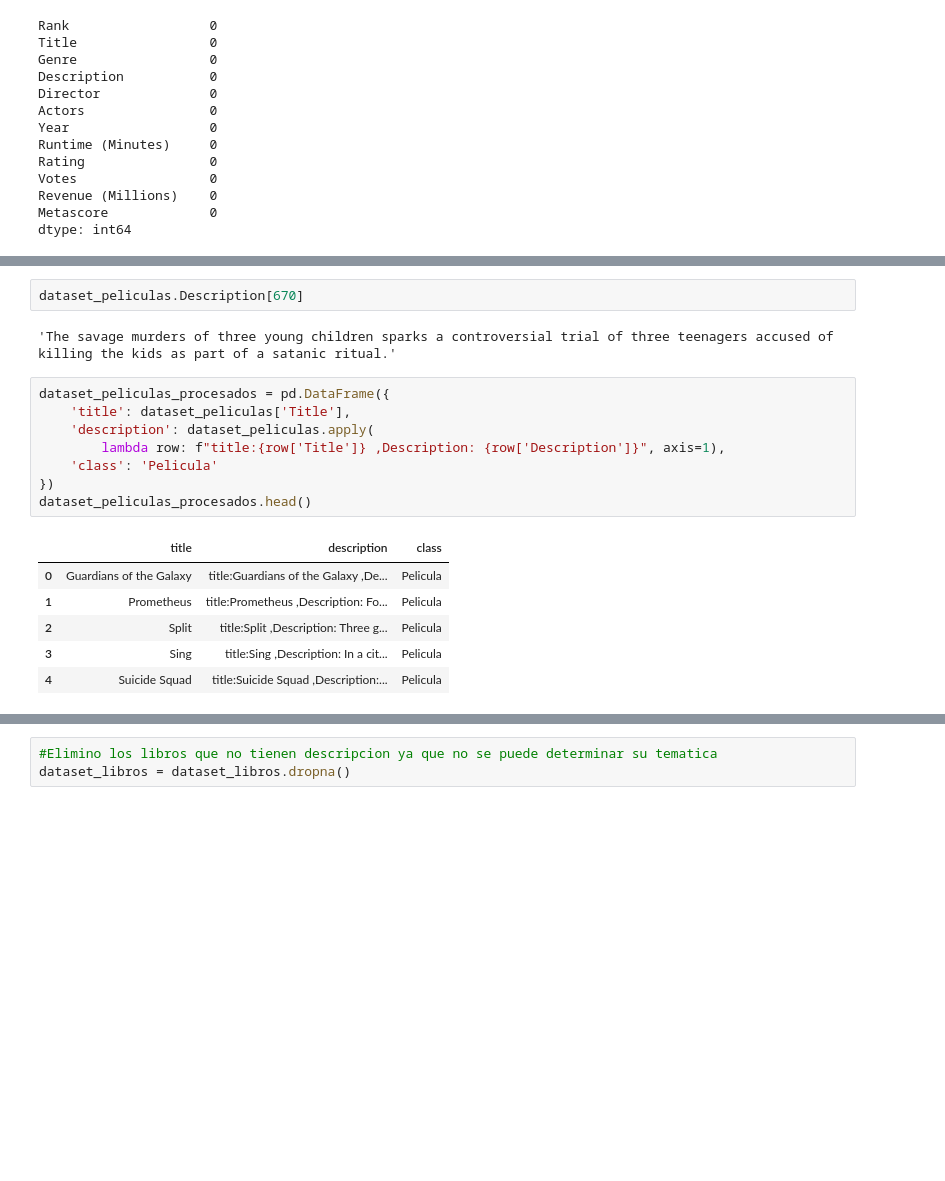
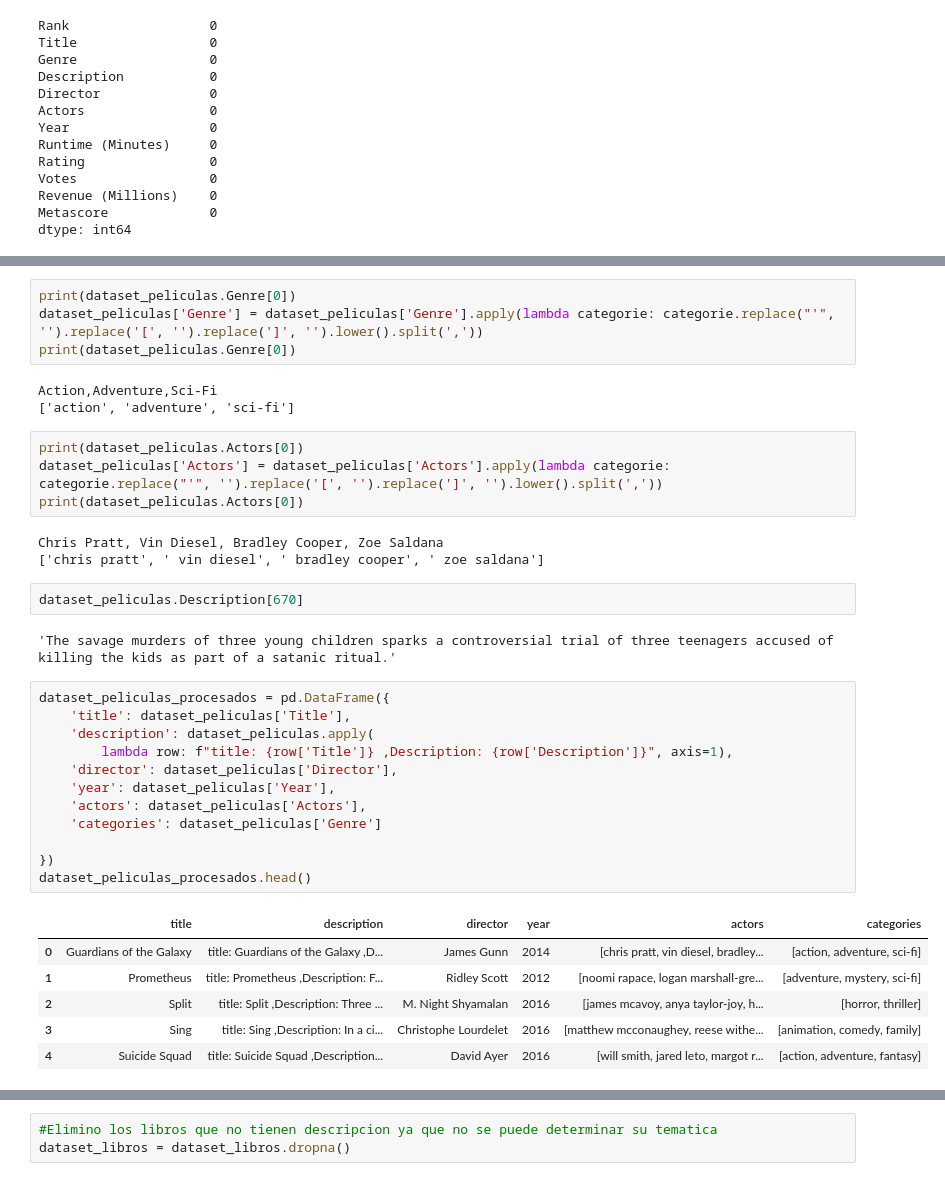
Before and after one commit to EugenioBravi/NLP_Bravi, a Jupyter notebook: preprocesamiento_data.ipynb, the cells around one changed output, grey strips where cells are left out. Drawn from its saved outputs; the diff is of its cells as text; blank space fills up the shorter version.

```diff
--- a/preprocesamiento_data.ipynb
+++ b/preprocesamiento_data.ipynb
@@ -108,6 +141,20 @@ dataset_peliculas.head()
 | 2 | 3 | Split | Horror,Thriller | Three girls are kidnapped by a ma... | M. Night Shyamalan | James McAvoy, Anya Taylor-Joy, Ha... | 2016 | 117 | 7.3 | ... |
 | 3 | 4 | Sing | Animation,Comedy,Family | In a city of humanoid animals, a ... | Christophe Lourdelet | Matthew McConaughey,Reese Withers... | 2016 | 108 | 7.2 | ... |
 | 4 | 5 | Suicide Squad | Action,Adventure,Fantasy | A secret government agency recrui... | David Ayer | Will Smith, Jared Leto, Margot Ro... | 2016 | 123 | 6.2 | ... |
+# %%
+print(dataset_peliculas.Genre[0])
+dataset_peliculas['Genre'] = dataset_peliculas['Genre'].apply(lambda categorie: categorie.replace("'", '').replace('[', '').replace(']', '').lower().split(','))
+print(dataset_peliculas.Genre[0])
+# %% [output]
+Action,Adventure,Sci-Fi
+['action', 'adventure', 'sci-fi']
+# %%
+print(dataset_peliculas.Actors[0])
+dataset_peliculas['Actors'] = dataset_peliculas['Actors'].apply(lambda categorie: categorie.replace("'", '').replace('[', '').replace(']', '').lower().split(','))
+print(dataset_peliculas.Actors[0])
+# %% [output]
+Chris Pratt, Vin Diesel, Bradley Cooper, Zoe Saldana
+['chris pratt', ' vin diesel', ' bradley cooper', ' zoe saldana']
 # %%
 dataset_peliculas.Description[670]
 # %% [output]
@@ -115,16 +162,20 @@ dataset_peliculas.Description[670]
 # %%
 dataset_peliculas_procesados = pd.DataFrame({
     'title': dataset_peliculas['Title'],
     'description': dataset_peliculas.apply(
-        lambda row: f"title:{row['Title']} ,Description: {row['Description']}", axis=1),
-    'class': 'Pelicula'
+        lambda row: f"title: {row['Title']} ,Description: {row['Description']}", axis=1),
+    'director': dataset_peliculas['Director'],
+    'year': dataset_peliculas['Year'],
+    'actors': dataset_peliculas['Actors'],
+    'categories': dataset_peliculas['Genre']
+
 })
 dataset_peliculas_procesados.head()
 # %% [output]
-|  | title | description | class |
-| 0 | Guardians of the Galaxy | title:Guardians of the Galaxy ,De... | Pelicula |
-| 1 | Prometheus | title:Prometheus ,Description: Fo... | Pelicula |
-| 2 | Split | title:Split ,Description: Three g... | Pelicula |
-| 3 | Sing | title:Sing ,Description: In a cit... | Pelicula |
-| 4 | Suicide Squad | title:Suicide Squad ,Description:... | Pelicula |
+|  | title | description | director | year | actors | categories |
+| 0 | Guardians of the Galaxy | title: Guardians of the Galaxy ,D... | James Gunn | 2014 | [chris pratt, vin diesel, bradley... | [action, adventure, sci-fi] |
+| 1 | Prometheus | title: Prometheus ,Description: F... | Ridley Scott | 2012 | [noomi rapace, logan marshall-gre... | [adventure, mystery, sci-fi] |
+| 2 | Split | title: Split ,Description: Three ... | M. Night Shyamalan | 2016 | [james mcavoy, anya taylor-joy, h... | [horror, thriller] |
+| 3 | Sing | title: Sing ,Description: In a ci... | Christophe Lourdelet | 2016 | [matthew mcconaughey, reese withe... | [animation, comedy, family] |
+| 4 | Suicide Squad | title: Suicide Squad ,Description... | David Ayer | 2016 | [will smith, jared leto, margot r... | [action, adventure, fantasy] |
 # %%
```
Also changed, not shown: parts of 9 cells of this notebook, 4 other files.
